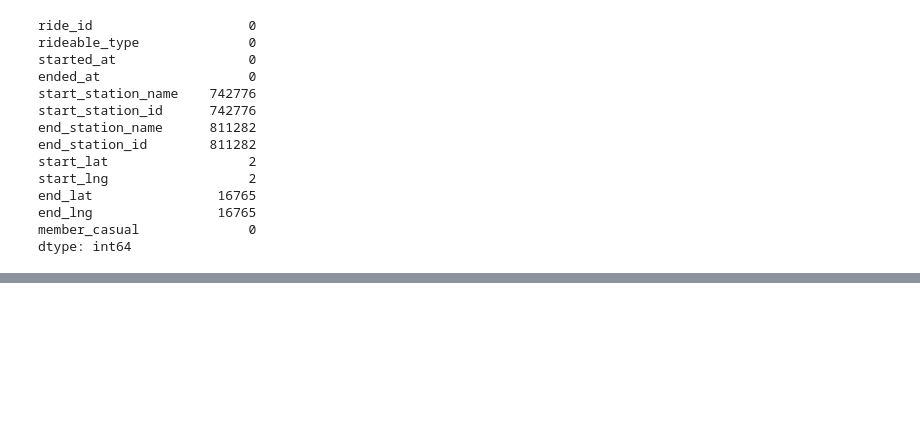
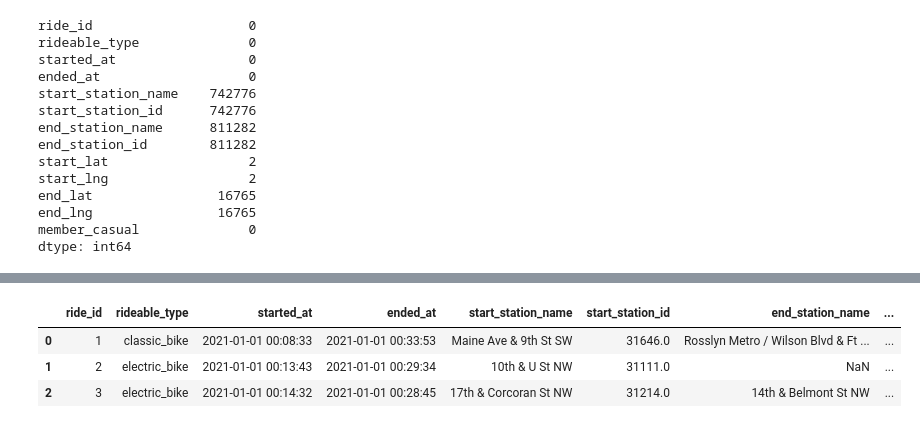
Before and after one commit to TimGarnault/project_3, a Jupyter notebook: project3_sprint1.ipynb, the cells around one changed output, grey strips where cells are left out. Saved outputs shown, nothing was run; the diff lists cells and outputs as text; code cells hidden in the pictures; blank space fills up the shorter version.

```diff
--- a/project3_sprint1.ipynb
+++ b/project3_sprint1.ipynb
@@ -215,3 +214,33 @@ df2.describe().T
 | start_lng | 10693995.0 | -77.031872 | -77.4 | -77.044609 | -77.031617 | -77.013667 | -76.82 | 0.033462 |
 | end_lat | 10677232.0 | 38.902256 | 0.0 | 38.890496 | 38.902314 | 38.912648 | 39.19 | 0.050493 |
 | end_lng | 10677232.0 | -77.031463 | -77.56 | -77.044661 | -77.0315 | -77.012808 | 0.0 | 0.091278 |
+# %%
+# create specific period/date/time columns
+
+df3=df2.copy()
+
+# based on start date/time stamp
+StartTime = df3['started_at']
+
+# create date column without time
+dates = StartTime.values.astype('datetime64[D]')
+df3['date'] = dates
+
+# create year column
+years = StartTime.values.astype('datetime64[Y]').astype(int) + 1970
+df3['year']=years
+
+# create month column
+months = StartTime.values.astype('datetime64[M]').astype(int) % 12 + 1
+df3['month']=months
+
+# create day column
+days = pd.to_datetime(df3['started_at']).dt.day
+df3['day'] = days
+
+df3.head(3)
+# %% [output]
+|  | ride_id | rideable_type | started_at | ended_at | start_station_name | start_station_id | end_station_name | ... |
+| 0 | 1 | classic_bike | 2021-01-01 00:08:33 | 2021-01-01 00:33:53 | Maine Ave & 9th St SW | 31646.0 | Rosslyn Metro / Wilson Blvd & Ft ... | ... |
+| 1 | 2 | electric_bike | 2021-01-01 00:13:43 | 2021-01-01 00:29:34 | 10th & U St NW | 31111.0 | NaN | ... |
+| 2 | 3 | electric_bike | 2021-01-01 00:14:32 | 2021-01-01 00:28:45 | 17th & Corcoran St NW | 31214.0 | 14th & Belmont St NW | ... |
```
Also changed, not shown: parts of 9 cells of this notebook.
